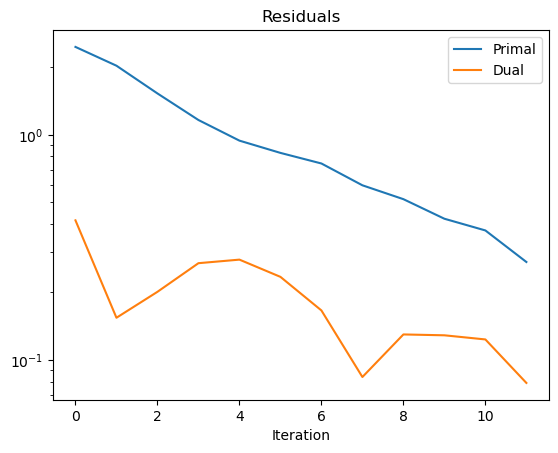
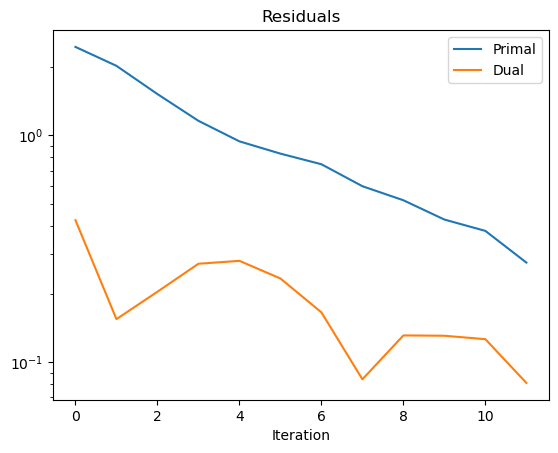
Unified diff of the notebook cell whose output changed from the first chart to the second:
--- before
+++ after
@@ -1,7 +1,7 @@
-plot.plot(
-    snp.vstack((hist.Prml_Rsdl, hist.Dual_Rsdl)).T,
-    ptyp="semilogy",
+kplt.plot(
+    snp.array((hist.Prml_Rsdl, hist.Dual_Rsdl)).T,
+    ylog=True,
     title="Residuals",
-    xlbl="Iteration",
-    lgnd=("Primal", "Dual"),
+    xlabel="Iteration",
+    legend=("Primal", "Dual"),
 )

Commit: Deprecate `scico.plot` module and replace with `komplot` package (#61)